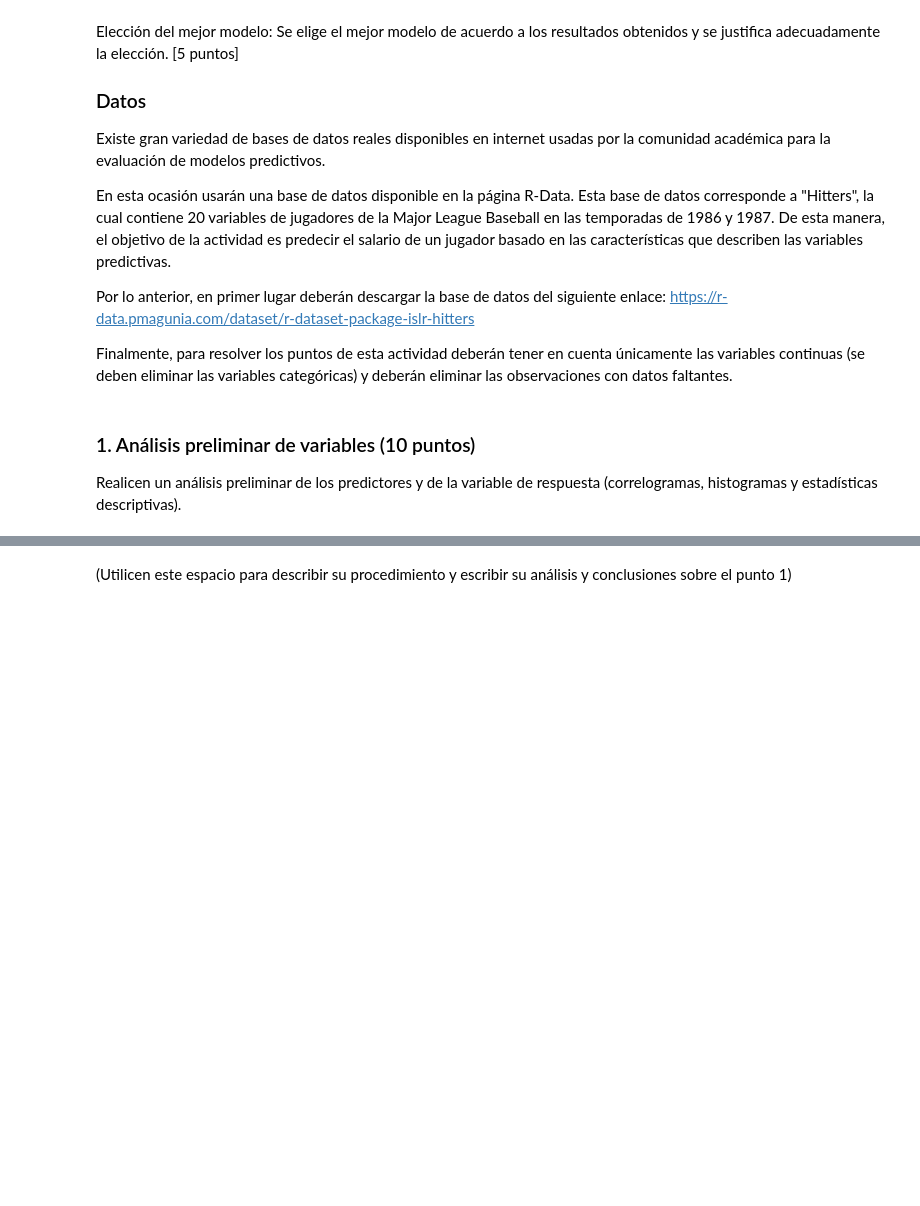
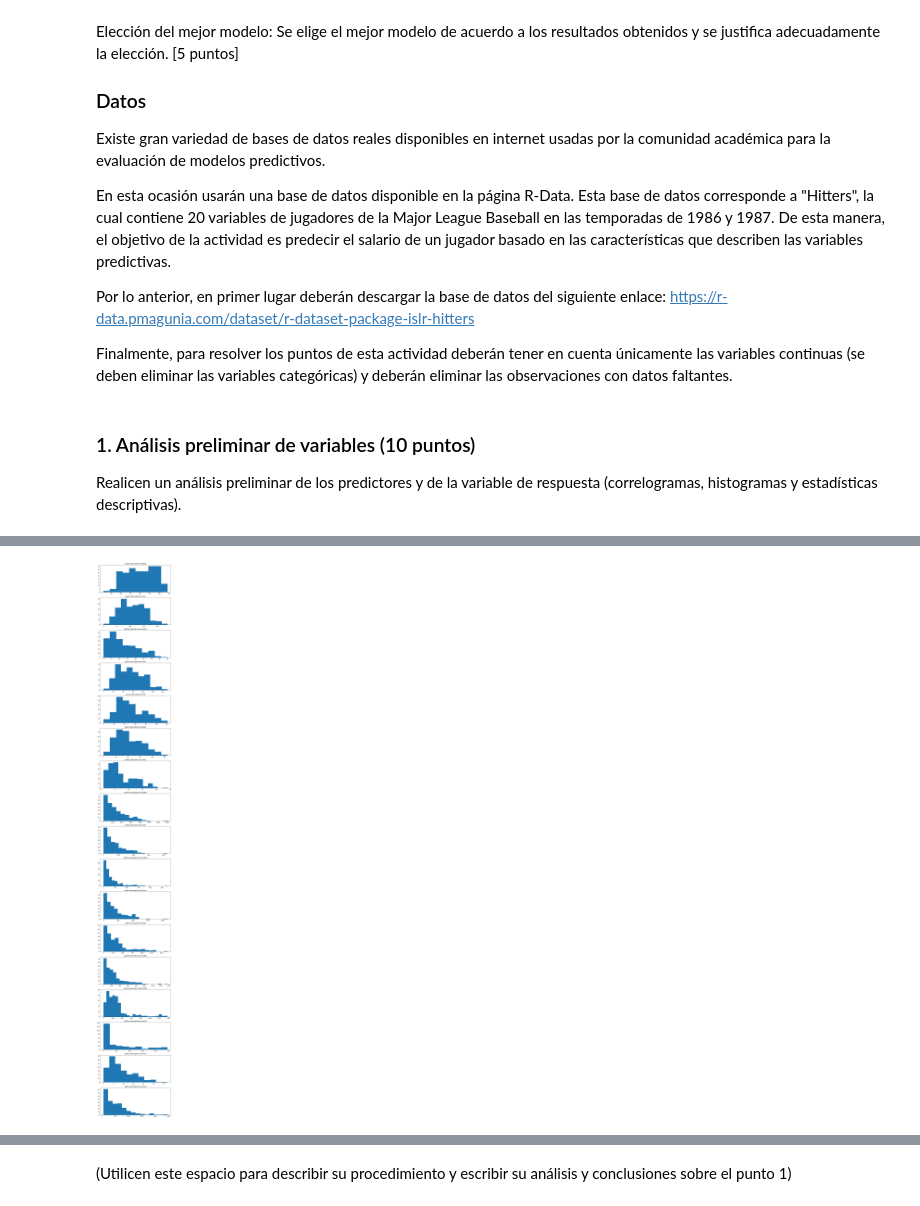
Before and after one commit to paulguz261/MIAD_20231_intro_machine_learning_grupal, a Jupyter notebook: week2/Caso modelos lineales para regresión, muestreo y selección del mejor modelo.ipynb, the cells around one changed output, grey strips where cells are left out. Drawn from its saved outputs; the diff is of its cells as text; code cells hidden in the pictures; blank space fills up the shorter version.

Commit message:
primer punto trabajo grupal

```diff
--- a/week2/Caso modelos lineales para regresión, muestreo y selección del mejor modelo.ipynb
+++ b/week2/Caso modelos lineales para regresión, muestreo y selección del mejor modelo.ipynb
@@ -46,6 +46,18 @@ En esta ocasión usarán una base de datos disponible en la página R-Data. Esta
 Por lo anterior, en primer lugar deberán descargar la base de datos del siguiente enlace: https://r-data.pmagunia.com/dataset/r-dataset-package-islr-hitters
 
 Finalmente, para resolver los puntos de esta actividad deberán tener en cuenta únicamente las variables continuas (se deben eliminar las variables categóricas) y deberán eliminar las observaciones con datos faltantes.
+# %%
+#librerias
+import pandas as pd
+import numpy as np
+from matplotlib import pyplot as plt
+import seaborn as sns
+
+sns.set_style()
+# %%
+# lectura de datos
+dir = "data\dataset-87300.csv"
+data = pd.read_csv(dir)
 # %% [markdown]
 ### 1. Análisis preliminar de variables (10 puntos)
 Realicen un análisis preliminar de los predictores y de la variable de respuesta (correlogramas, histogramas y estadísticas descriptivas).
@@ -53,0 +76,11 @@ Realicen un análisis preliminar de los predictores y de la variable de respuest
+# %%
+#### Utilicen este espacio para escribir los códigos del procedimiento del punto 1 ####
+
+#limpieza eliminar variables categoricas y datos no existentes
+
+# describe toma por defecto solo las columnas numericas, llamando las columnas se pueden eliminar las categoricas
+data = data[data.describe().columns]
+
+# busca si existe nulo e la fila, si la suma de la fila es != 0 entonces tiene nulos
+idx_conservar = data.isna().sum(axis=1) == 0
+data = data[idx_conservar]
@@ -53,0 +99,11 @@ Realicen un análisis preliminar de los predictores y de la variable de respuest
+# %%
+fig ,axes = plt.subplots(nrows=len(data.columns),ncols=1, figsize=(10, 80))
+
+axs = axes.flatten()
+
+for i, c in enumerate(data.columns):
+
+    axs[i].hist(data[c], bins='auto')
+    axs[i].set_title("grafica descriptiva de {}".format(c))
+# %% [output]
+[figure, added]
```
Also changed, not shown: parts of 6 cells of this notebook.
